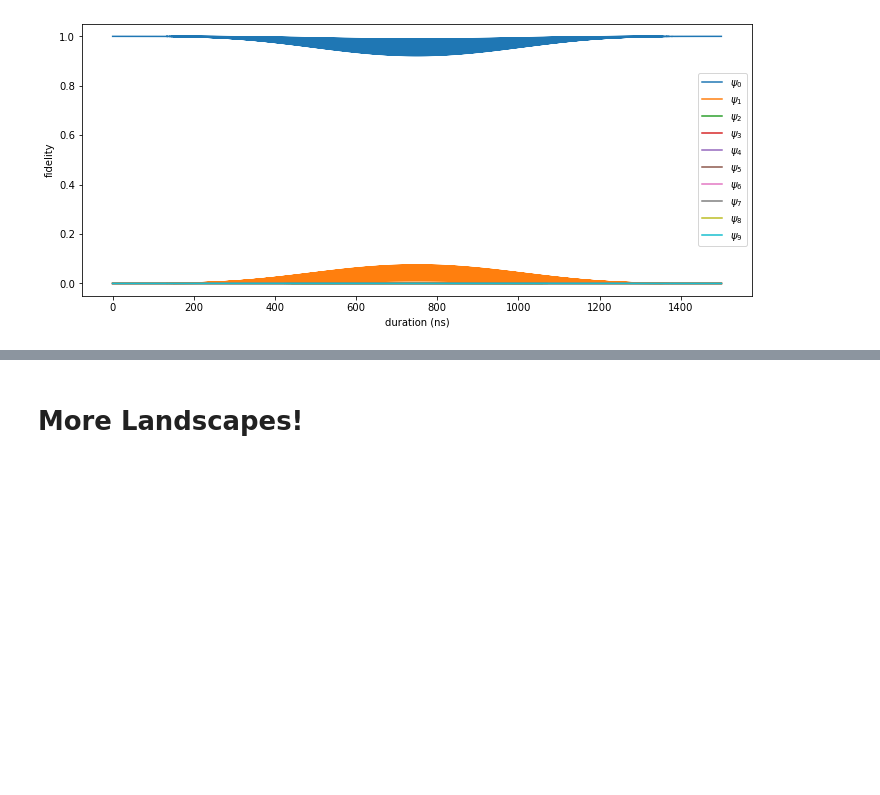
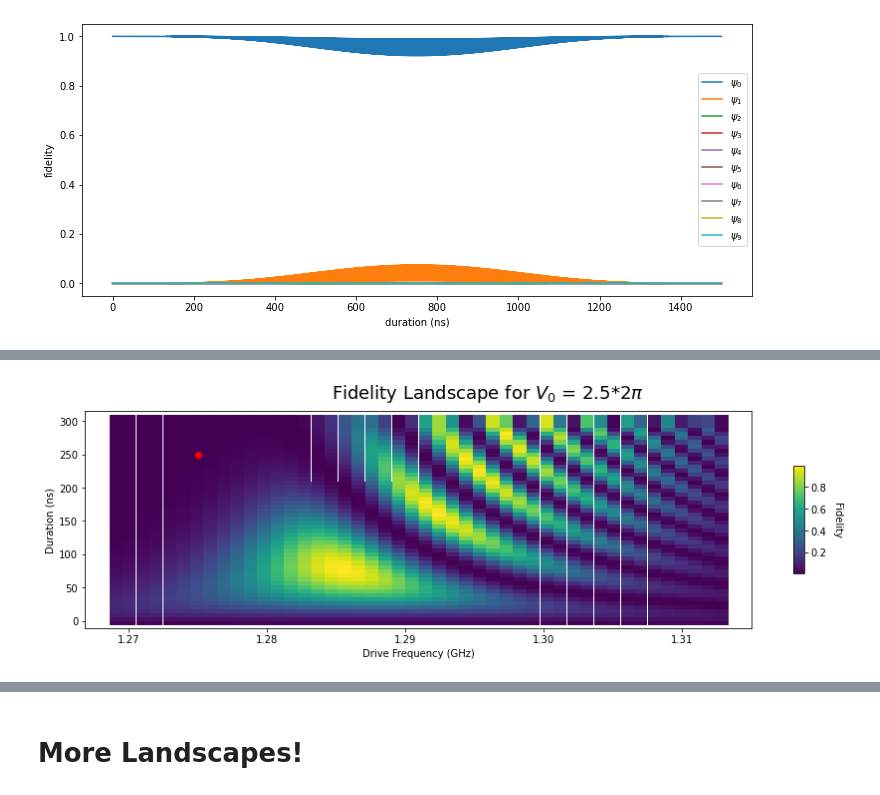
Before and after one commit to david-gorski/subharmonic_superconducting_qubits, a Jupyter notebook: landscapes/Gaussian.ipynb, the cells around one changed output, grey strips where cells are left out. Cells and saved outputs as stored; diff of their text form; code cells hidden in the pictures; blank space fills up the shorter version.

```diff
--- a/landscapes/Gaussian.ipynb
+++ b/landscapes/Gaussian.ipynb
@@ -294,0 +338,38 @@ g.graph_solution(solution, system)
+# %%
+import copy
+# %matplotlib widget
+
+amps = []
+offs = []
+durs = []
+fids = []
+freqs = []
+all_results_to_graph = copy.deepcopy(bigger_amp_cosine_pulse_results)
+chosen_amp = all_results_to_graph[0]["amplitude"]
+for result in all_results_to_graph:
+    if result["amplitude"] == chosen_amp:
+        amps.append(result["amplitude"])
+        offs.append(result["offset"])
+        durs.append(result["duration"])
+        fids.append(result["fidelity"])
+        freqs.append(result["frequency"] / (2*np.pi))
+
+fig, axs = plt.subplots(figsize=(15, 4))
+fig.suptitle("Fidelity Landscape for $V_0$ = %.1f$ * 2\pi$" % (amps[-1]/(2*np.pi)), fontsize=18)
+axs.set_xlabel("Drive Frequency (GHz)")
+axs.set_ylabel("Duration (ns)")
+surf = axs.scatter(freqs, durs, c=fids, cmap="viridis", marker="s", s=150)
+cbar = fig.colorbar(surf, shrink=0.5, aspect=10)
+cbar.ax.set_ylabel("Fidelity", rotation=270)
+cbar.ax.get_yaxis().labelpad = 15
+# axs.pcolormesh(offs, durs, fids)
+
+# pick out a few points around the peak and manually plot them
+
+point_freq = 1.275 #np.random.choice(freqs)
+point_dur = 250 #np.random.choice(durs)
+point_amp = chosen_amp
+axs.scatter(point_freq, point_dur, c='r')
+point_freq *= 2*np.pi
+# %% [output]
+[figure, added]
```
Also changed, not shown: parts of 9 cells of this notebook, 8 other files.
